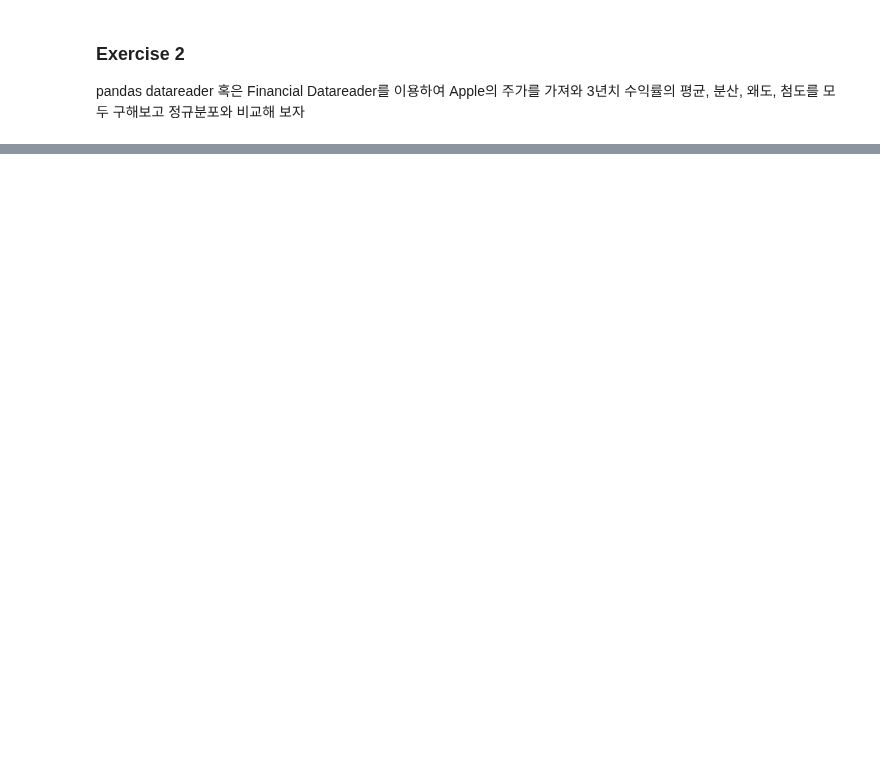
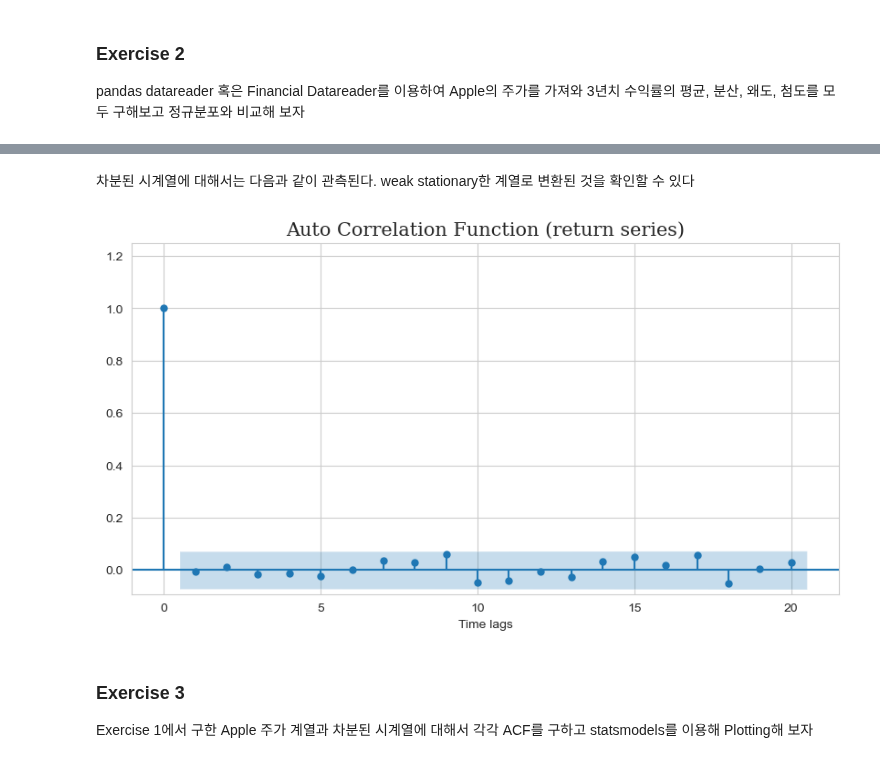
Before and after one commit to Tommylee1013/QUANTIFI, a Jupyter notebook: Week 04/Stationarity & Basic Concepts of Time Series.ipynb, the cells around one changed output, grey strips where cells are left out. Drawn from its saved outputs; the diff is of its cells as text; code cells hidden in the pictures; blank space fills up the shorter version.

```diff
--- a/Week 04/Stationarity & Basic Concepts of Time Series.ipynb
+++ b/Week 04/Stationarity & Basic Concepts of Time Series.ipynb
@@ -188,0 +259,14 @@ pandas datareader 혹은 Financial Datareader를 이용하여 Apple의 주가를
+# %% [markdown]
+차분된 시계열에 대해서는 다음과 같이 관측된다. weak stationary한 계열로 변환된 것을 확인할 수 있다
+# %%
+fig, ax = plt.subplots(figsize=(10, 5))
+plot_acf(ret.dropna(), auto_ylims = True, lags = 20, ax = ax)
+plt.xlabel('Time lags', fontsize = 10)
+plt.title('Auto Correlation Function (return series)', fontsize = 15, fontfamily = 'Serif')
+plt.show()
+# %% [output]
+[figure, added]
+# %% [markdown]
+### Exercise 3
+
+Exercise 1에서 구한 Apple 주가 계열과 차분된 시계열에 대해서 각각 ACF를 구하고 statsmodels를 이용해 Plotting해 보자
```
Also changed, not shown: parts of 15 cells of this notebook.
